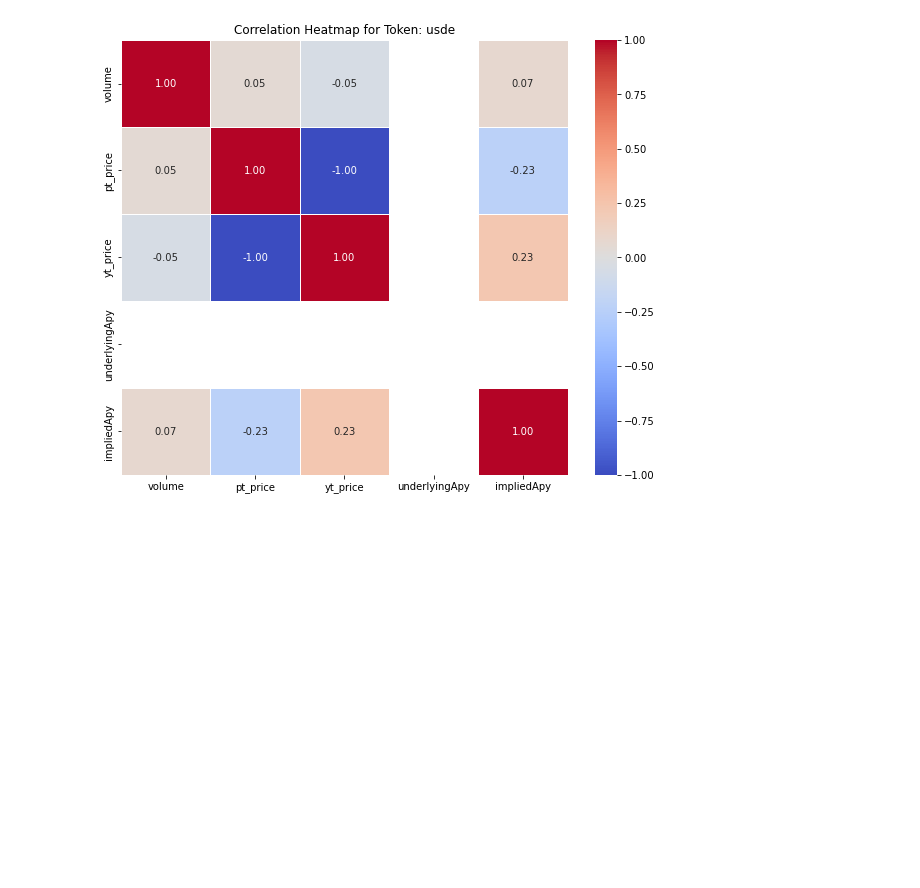
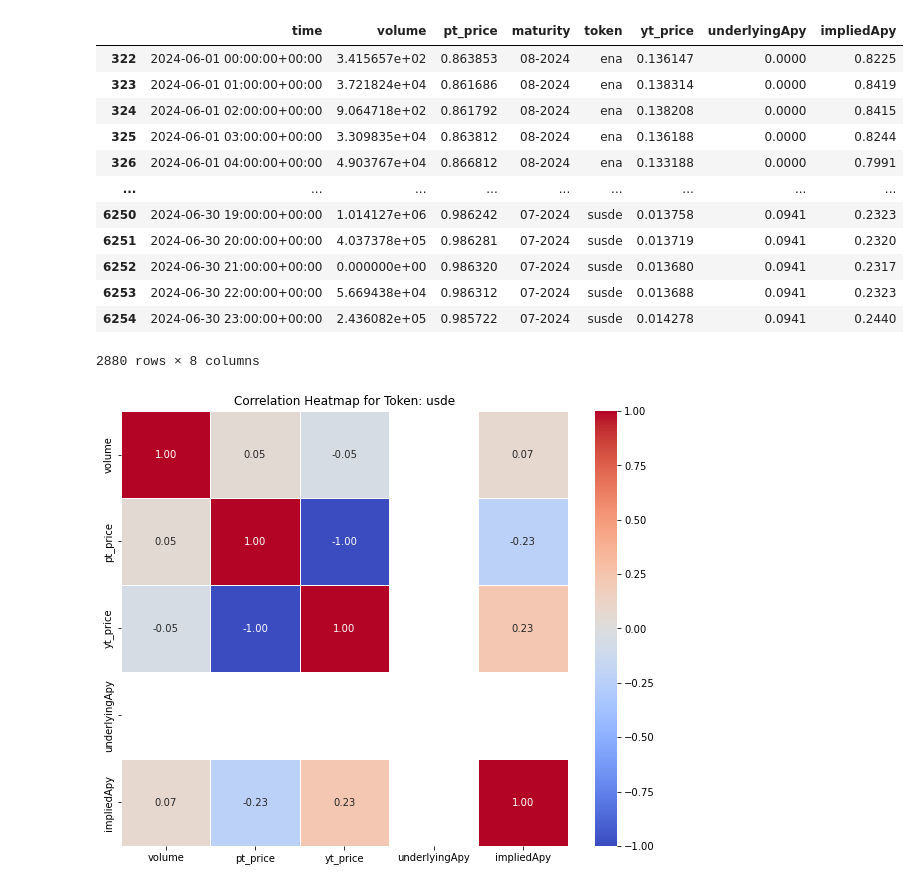
Before and after one commit to setamies/ena_analysis, a Jupyter notebook: pendle.ipynb, the cells around one changed output. Saved outputs shown, nothing was run; the diff lists cells and outputs as text; code cells hidden in the pictures; blank space fills up the shorter version.

```diff
--- a/pendle.ipynb
+++ b/pendle.ipynb
@@ -67,5 +68,21 @@ final_df = pd.merge(token_price_df, imp_apy_df, on=['time', 'maturity', 'token']
 final_df['time'] = pd.to_datetime(final_df['time'], format='%a %b %d %Y %H:%M:%S GMT%z (Eastern European Summer Time)')
 final_df['time'] = final_df['time'].dt.tz_convert('UTC')
+# %%
+final_df[final_df['time'].dt.to_period('M') == '2024-06']
+# %% [output]
+|  | time | volume | pt_price | maturity | token | yt_price | underlyingApy | impliedApy |
+| 322 | 2024-06-01 00:00:00+00:00 | 3.415657e+02 | 0.863853 | 08-2024 | ena | 0.136147 | 0.0000 | 0.8225 |
+| 323 | 2024-06-01 01:00:00+00:00 | 3.721824e+04 | 0.861686 | 08-2024 | ena | 0.138314 | 0.0000 | 0.8419 |
+| 324 | 2024-06-01 02:00:00+00:00 | 9.064718e+02 | 0.861792 | 08-2024 | ena | 0.138208 | 0.0000 | 0.8415 |
+| 325 | 2024-06-01 03:00:00+00:00 | 3.309835e+04 | 0.863812 | 08-2024 | ena | 0.136188 | 0.0000 | 0.8244 |
+| 326 | 2024-06-01 04:00:00+00:00 | 4.903767e+04 | 0.866812 | 08-2024 | ena | 0.133188 | 0.0000 | 0.7991 |
+| ... | ... | ... | ... | ... | ... | ... | ... | ... |
+| 6250 | 2024-06-30 19:00:00+00:00 | 1.014127e+06 | 0.986242 | 07-2024 | susde | 0.013758 | 0.0941 | 0.2323 |
+| 6251 | 2024-06-30 20:00:00+00:00 | 4.037378e+05 | 0.986281 | 07-2024 | susde | 0.013719 | 0.0941 | 0.2320 |
+| 6252 | 2024-06-30 21:00:00+00:00 | 0.000000e+00 | 0.986320 | 07-2024 | susde | 0.013680 | 0.0941 | 0.2317 |
+| 6253 | 2024-06-30 22:00:00+00:00 | 5.669438e+04 | 0.986312 | 07-2024 | susde | 0.013688 | 0.0941 | 0.2323 |
+| 6254 | 2024-06-30 23:00:00+00:00 | 2.436082e+05 | 0.985722 | 07-2024 | susde | 0.014278 | 0.0941 | 0.2440 |
+2880 rows × 8 columns
 # %%
 # List of unique tokens
 unique_tokens = final_df['token'].unique()
```
Also changed, not shown: parts of 15 cells of this notebook, 1 other file.
